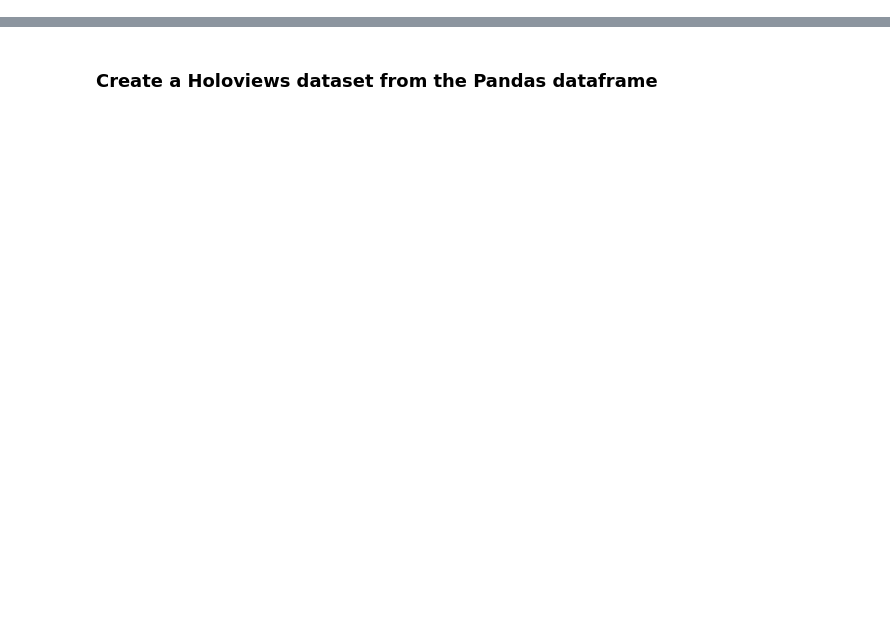
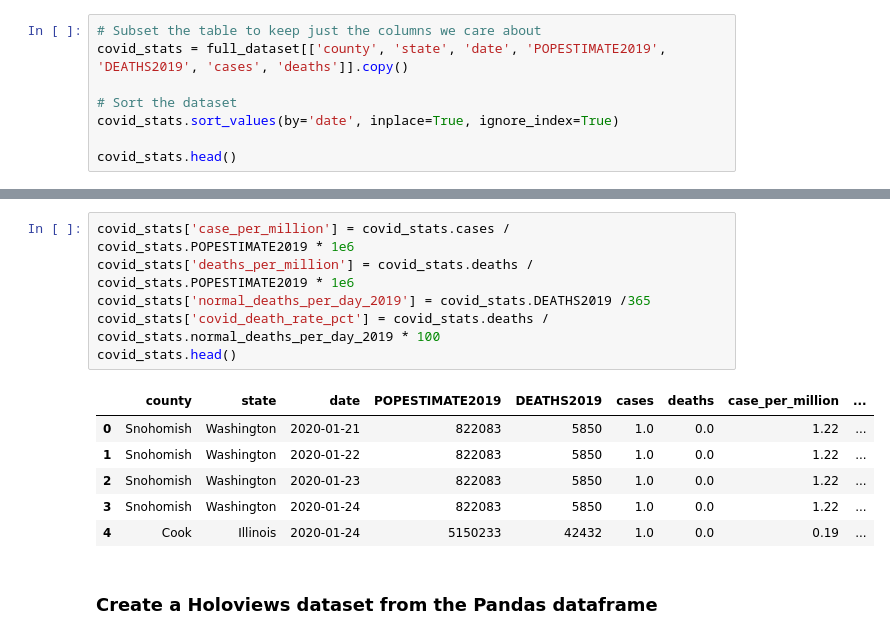
Before and after one commit to ksteddom/NYT-Covid-19-Vizualizations, a Jupyter notebook: Covid 19 Maps.ipynb, the cells around one changed output, grey strips where cells are left out. Drawn from its saved outputs; the diff is of its cells as text; blank space fills up the shorter version.

```diff
--- a/Covid 19 Maps.ipynb
+++ b/Covid 19 Maps.ipynb
@@ -40,0 +123,8 @@ covid_df = pd.read_csv("https://github.com/nytimes/covid-19-data/raw/master/us-c
+# %%
+# Subset the table to keep just the columns we care about
+covid_stats = full_dataset[['county', 'state', 'date', 'POPESTIMATE2019', 'DEATHS2019', 'cases', 'deaths']].copy()
+
+# Sort the dataset
+covid_stats.sort_values(by='date', inplace=True, ignore_index=True)
+
+covid_stats.head()
@@ -41,2 +142,15 @@ covid_df = pd.read_csv("https://github.com/nytimes/covid-19-data/raw/master/us-c
+# %%
+covid_stats['case_per_million'] = covid_stats.cases / covid_stats.POPESTIMATE2019 * 1e6
+covid_stats['deaths_per_million'] = covid_stats.deaths / covid_stats.POPESTIMATE2019 * 1e6
+covid_stats['normal_deaths_per_day_2019'] = covid_stats.DEATHS2019 /365
+covid_stats['covid_death_rate_pct'] = covid_stats.deaths / covid_stats.normal_deaths_per_day_2019 * 100
+covid_stats.head()
+# %% [output]
+|  | county | state | date | POPESTIMATE2019 | DEATHS2019 | cases | deaths | case_per_million | ... |
+| 0 | Snohomish | Washington | 2020-01-21 | 822083 | 5850 | 1.0 | 0.0 | 1.22 | ... |
+| 1 | Snohomish | Washington | 2020-01-22 | 822083 | 5850 | 1.0 | 0.0 | 1.22 | ... |
+| 2 | Snohomish | Washington | 2020-01-23 | 822083 | 5850 | 1.0 | 0.0 | 1.22 | ... |
+| 3 | Snohomish | Washington | 2020-01-24 | 822083 | 5850 | 1.0 | 0.0 | 1.22 | ... |
+| 4 | Cook | Illinois | 2020-01-24 | 5150233 | 42432 | 1.0 | 0.0 | 0.19 | ... |
 # %% [markdown]
 ### Create a Holoviews dataset from the Pandas dataframe
```
Also changed, not shown: parts of 23 cells of this notebook, 1 other file.
